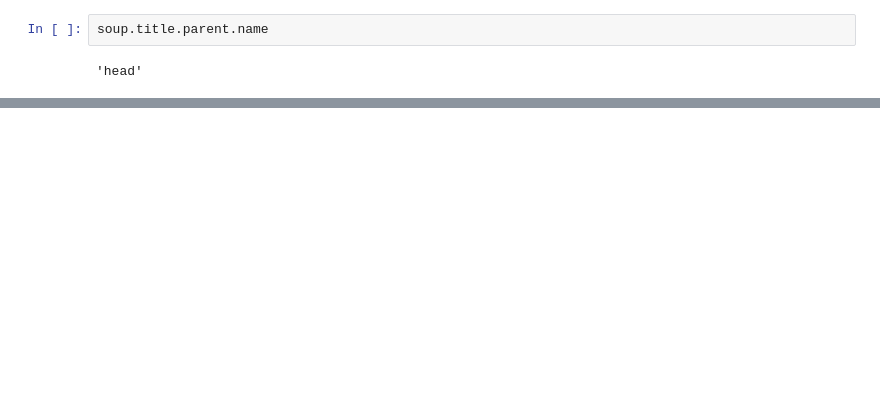
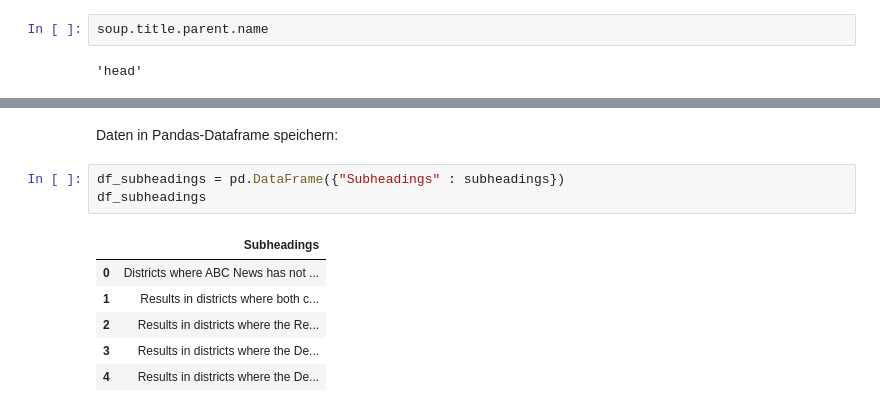
Before and after one commit to EdmondUkaj/homework-1, a Jupyter notebook: notebooks/01-scraping.ipynb, the cells around one changed output, grey strips where cells are left out. Drawn from its saved outputs; the diff is of its cells as text; blank space fills up the shorter version.

```diff
--- a/notebooks/01-scraping.ipynb
+++ b/notebooks/01-scraping.ipynb
@@ -150,0 +166,12 @@ AttributeError: 'function' object has no attribute 'text'
+# %% [markdown]
+Daten in Pandas-Dataframe speichern:
+# %%
+df_subheadings = pd.DataFrame({"Subheadings" : subheadings})
+df_subheadings
+# %% [output]
+|  | Subheadings |
+| 0 | Districts where ABC News has not ... |
+| 1 | Results in districts where both c... |
+| 2 | Results in districts where the Re... |
+| 3 | Results in districts where the De... |
+| 4 | Results in districts where the De... |
```
Also changed, not shown: parts of 38 cells of this notebook, 2 other files.
